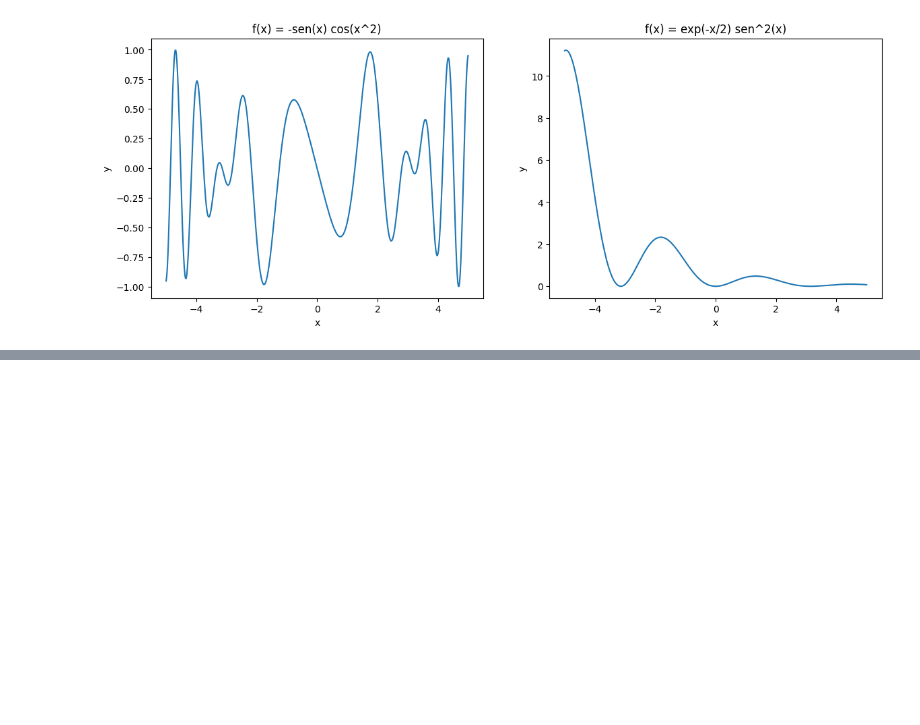
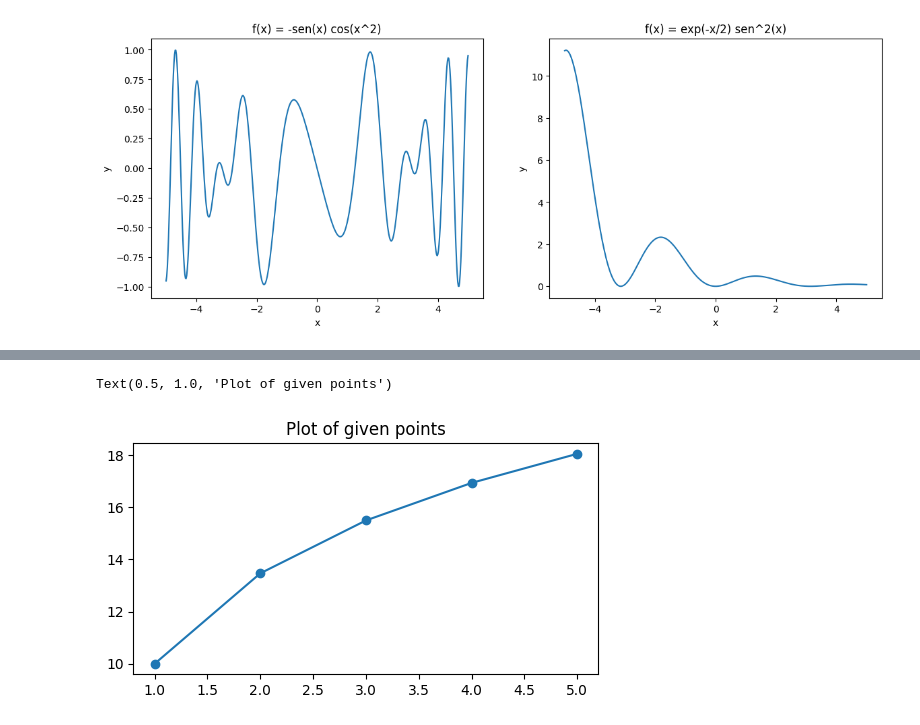
Before and after one commit to francobarrionuevoenv21/MAIE_devs_pub, a Jupyter notebook: MetodosNumericos/TP0_xxxx/TP0_VectorizedCalculations.ipynb, the cells around one changed output, grey strips where cells are left out. Drawn from its saved outputs; the diff is of its cells as text; code cells hidden in the pictures; blank space fills up the shorter version.

```diff
--- a/MetodosNumericos/TP0_xxxx/TP0_VectorizedCalculations.ipynb
+++ b/MetodosNumericos/TP0_xxxx/TP0_VectorizedCalculations.ipynb
@@ -62,0 +65,12 @@ Text(0, 0.5, 'y')
+# %%
+# Define vectors
+x_3 = np.array([1, 2, 3, 4, 5])
+y_3 = np.array([10.0000, 13.4657, 15.4931, 16.9315, 18.0472])
+
+# Plotting
+fig, ax = plt.subplots(figsize=(6, 3)) # Logarithmic function
+ax.plot(x_3, y_3, marker='o')
+ax.set_title('Plot of given points')
+# %% [output]
+Text(0.5, 1.0, 'Plot of given points')
+[figure, added]
```
Also changed, not shown: parts of 4 cells of this notebook.
